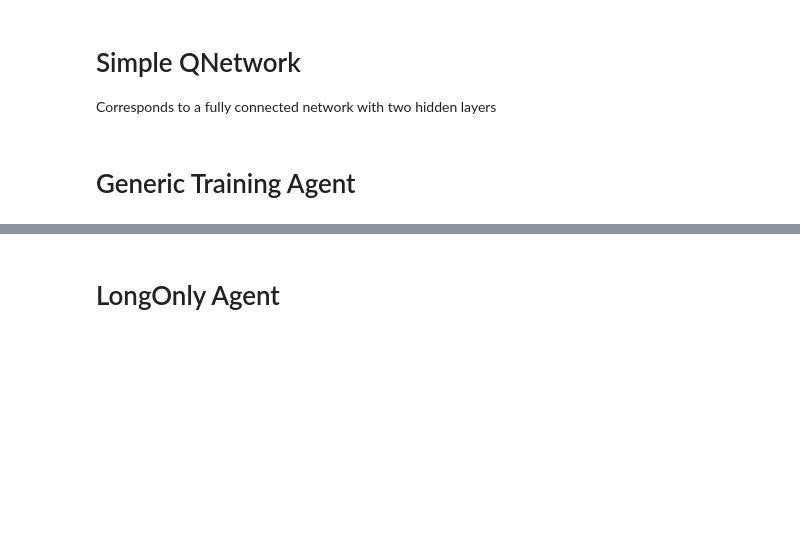
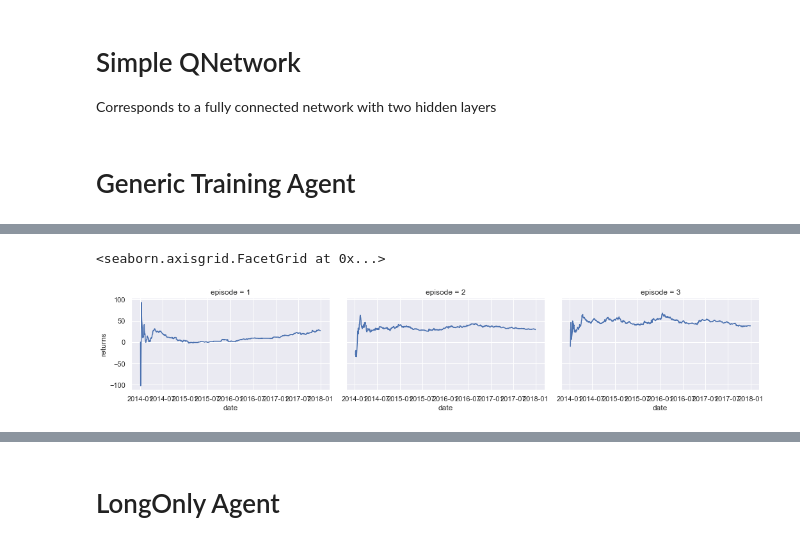
Before and after one commit to AaruranLog/rl-trading, a Jupyter notebook: agents.ipynb, the cells around one changed output, grey strips where cells are left out. Cells and saved outputs as stored; diff of their text form; code cells hidden in the pictures; blank space fills up the shorter version.

```diff
--- a/agents.ipynb
+++ b/agents.ipynb
@@ -308 +297,7 @@ import seaborn as sns
+# %%
+q = sns.FacetGrid(dqn_agent.history, col='episode', col_wrap=4, aspect=1.61)
+q.map(sns.lineplot, 'date', 'returns')
+# %% [output]
+<seaborn.axisgrid.FacetGrid at 0x...>
+[figure, added]
 # %%
```
Also changed, not shown: parts of 37 cells of this notebook, 3 other files.
